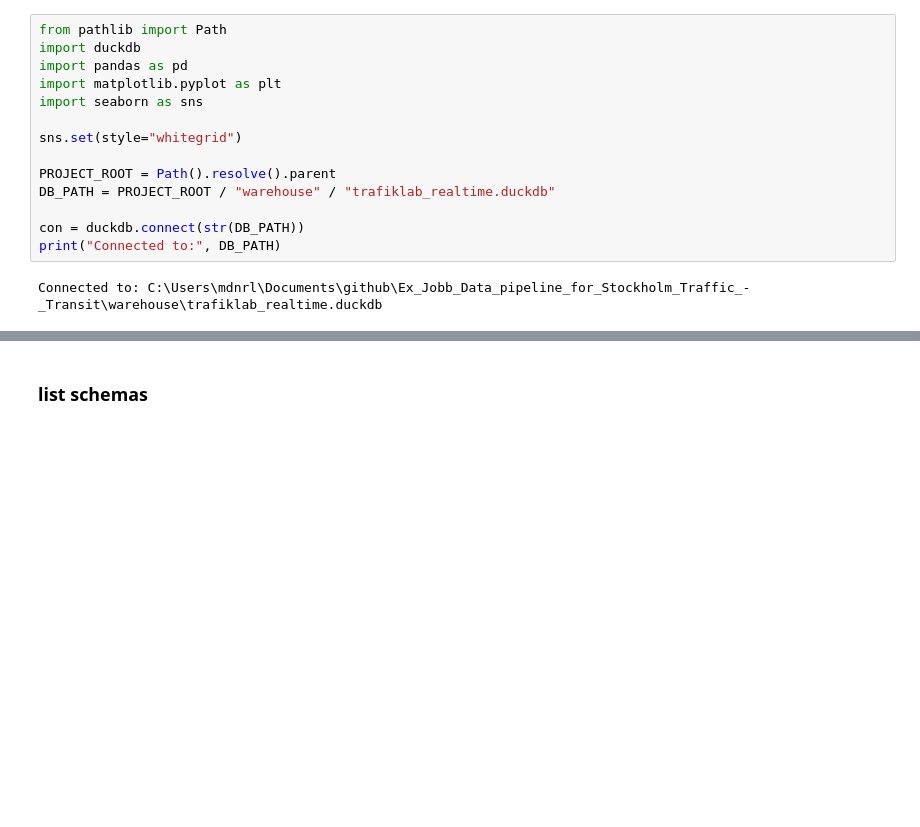
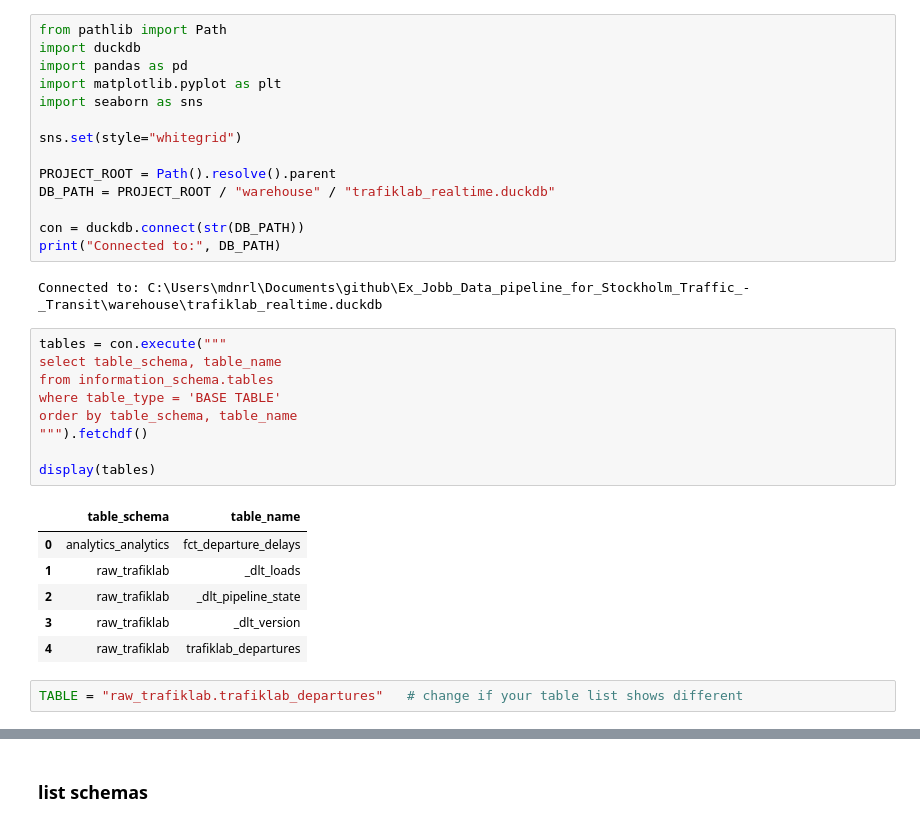
Before and after one commit to mohammadnurulhassan/Ex_Jobb_Data_pipeline_for_Stockholm_Traffic_-_Transit, a Jupyter notebook: notebooks/realtime_depature.ipynb, the cells around one changed output, grey strips where cells are left out. Drawn from its saved outputs; the diff is of its cells as text; blank space fills up the shorter version.

```diff
--- a/notebooks/realtime_depature.ipynb
+++ b/notebooks/realtime_depature.ipynb
@@ -24,3 +24,21 @@ con = duckdb.connect(str(DB_PATH))
 print("Connected to:", DB_PATH)
 # %% [output]
 Connected to: C:\Users\mdnrl\Documents\github\Ex_Jobb_Data_pipeline_for_Stockholm_Traffic_-_Transit\warehouse\trafiklab_realtime.duckdb
+# %%
+tables = con.execute("""
+select table_schema, table_name
+from information_schema.tables
+where table_type = 'BASE TABLE'
+order by table_schema, table_name
+""").fetchdf()
+
+display(tables)
+# %% [output]
+|  | table_schema | table_name |
+| 0 | analytics_analytics | fct_departure_delays |
+| 1 | raw_trafiklab | _dlt_loads |
+| 2 | raw_trafiklab | _dlt_pipeline_state |
+| 3 | raw_trafiklab | _dlt_version |
+| 4 | raw_trafiklab | trafiklab_departures |
+# %%
+TABLE = "raw_trafiklab.trafiklab_departures"   # change if your table list shows different
```
Also changed, not shown: parts of 3 cells of this notebook, 8 other files.
